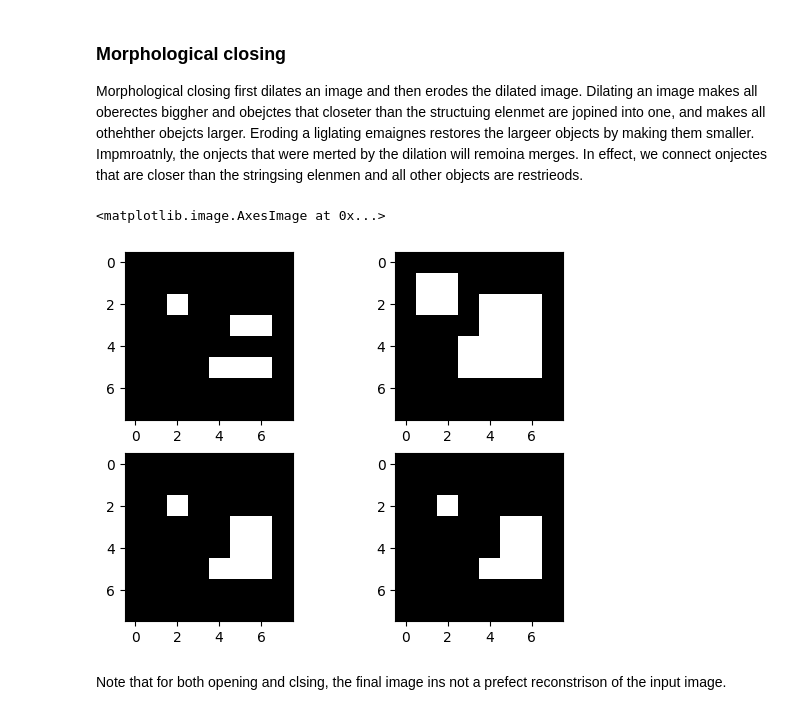
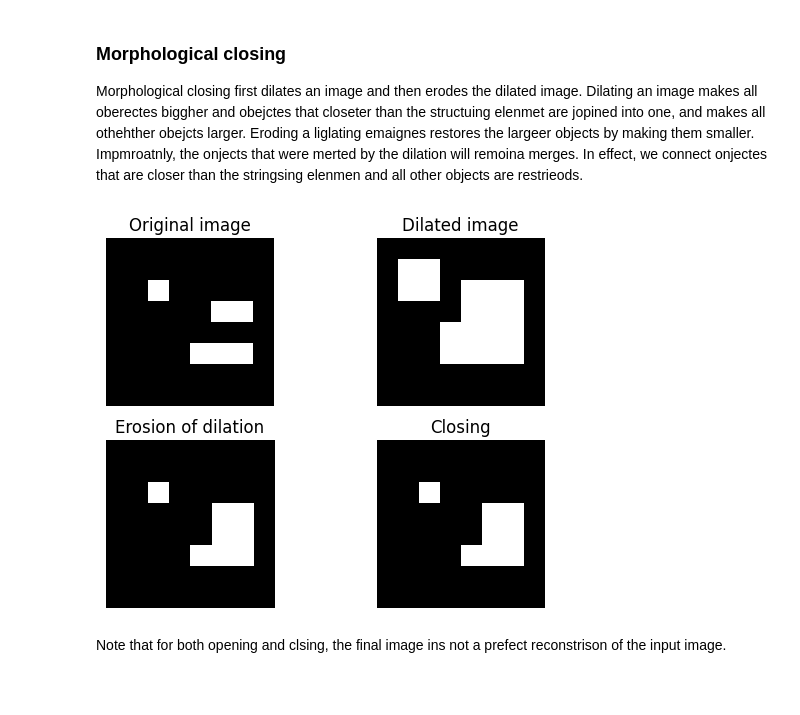
Before and after one commit to rishvanth-kp/img_analysis_with_py, a Jupyter notebook: ch4_morphological_operations.ipynb, the cells around one changed output. Cells and saved outputs as stored; diff of their text form; code cells hidden in the pictures; blank space fills up the shorter version.

```diff
--- a/ch4_morphological_operations.ipynb
+++ b/ch4_morphological_operations.ipynb
@@ -103,6 +111,7 @@ These opernation in effect restore the "damage" done by the other operation.
 ### Morphological opening
 Morpholigical opening first erodes an image and then dilates the eroded image. As we have seen eroding an image revoes objectes smaller than the sturing elenents, and makes all other obecteds in the input image smaller. Dilating the eordied image restroes these smaller obecete by makeing them bigger. Improtanatly, the opbneectes that were lost in the erossion are not restroresd. In eccexge, we remove all obectes samller than the strucing element and all other ohjectes are restested.
 # %%
+# Create a binary image
 img = np.array([[0, 0, 0, 0, 0, 0, 0, 0],
                 [0, 1, 1, 0, 1, 0, 1, 1],
                 [0, 1, 1, 0, 1, 0, 0, 0],
@@ -112,15 +121,27 @@ img = np.array([[0, 0, 0, 0, 0, 0, 0, 0],
                 [0, 1, 1, 1, 1, 1, 1, 0],
                 [0, 0, 0, 0, 0, 0, 0, 0]])
 
+# Create a 2x2 square structuring element
 se = ski.morphology.footprint_rectangle((2, 2))
 
+# Erode the input image
 er = ski.morphology.binary_erosion(img, se)
+# Dilate the eroded image
 dil_er = ski.morphology.binary_dilation(er, se)
+
+# The above two steps can be done in one step
 opening = ski.morphology.opening(img, se)
 
+# Plot the image
 fig, ax = plt.subplots(2, 2)
 ax[0, 0].imshow(img, cmap='gray')
+ax[0, 0].set_title('Original image')
 ax[0, 1].imshow(er, cmap='gray')
+ax[0, 1].set_title('Eroded image')
 ax[1, 0].imshow(dil_er, cmap='gray')
+ax[1, 0].set_title('Dilation of erosion')
 ax[1, 1].imshow(opening, cmap='gray')
+ax[1, 1].set_title('Opening')
+for a in ax.flatten():
+    a.set_axis_off()
 # %% [output]
@@ -130,30 +150,41 @@ ax[1, 1].imshow(opening, cmap='gray')
 ### Morphological closing
 Morphological closing first dilates an image and then erodes the dilated image. Dilating an image makes all oberectes biggher and obejctes that closeter than the structuing elenmet are jopined into one, and makes all othehther obejcts larger. Eroding a liglating emaignes restores the largeer objects by making them smaller. Impmroatnly, the onjects that were merted by the dilation will remoina merges. In effect, we connect onjectes that are closer than the stringsing elenmen and all other objects are restrieods.
 # %%
+# Create a binary image
 img = np.array([[0, 0, 0, 0, 0, 0, 0, 0],
                 [0, 0, 0, 0, 0, 0, 0, 0],
                 [0, 0, 1, 0, 0, 0, 0, 0],
                 [0, 0, 0, 0, 0, 1, 1, 0],
                 [0, 0, 0, 0, 0, 0, 0, 0],
                 [0, 0, 0, 0, 1, 1, 1, 0],
                 [0, 0, 0, 0, 0, 0, 0, 0],
                 [0, 0, 0, 0, 0, 0, 0, 0]])
 
-
+# Create a 2x2 square structuring element
 se = ski.morphology.footprint_rectangle((2, 2))
 
+# Dilate the input image
 dil = ski.morphology.binary_dilation(img, se)
+# Erode the dilated image
 er_dil = ski.morphology.binary_erosion(dil, se)
+
+# The above two steps can be done in one step
 closing = ski.morphology.closing(img, se)
 
+# Plot the image
 fig, ax = plt.subplots(2, 2)
 ax[0, 0].imshow(img, cmap='gray')
+ax[0, 0].set_title('Original image')
 ax[0, 1].imshow(dil, cmap='gray')
+ax[0, 1].set_title('Dilated image')
 ax[1, 0].imshow(er_dil, cmap='gray')
+ax[1, 0].set_title('Erosion of dilation')
 ax[1, 1].imshow(closing, cmap='gray')
+ax[1, 1].set_title('Closing')
+for a in ax.flatten():
+    a.set_axis_off()
 # %% [output]
-<matplotlib.image.AxesImage at 0x...>
-[figure, old version]
+[figure, new version]
 # %% [markdown]
 Note that for both opening and clsing, the final image ins not a prefect reconstrison of the input image.
 # %% [markdown]
```
Also changed, not shown: parts of 5 cells of this notebook, 2 other files.
